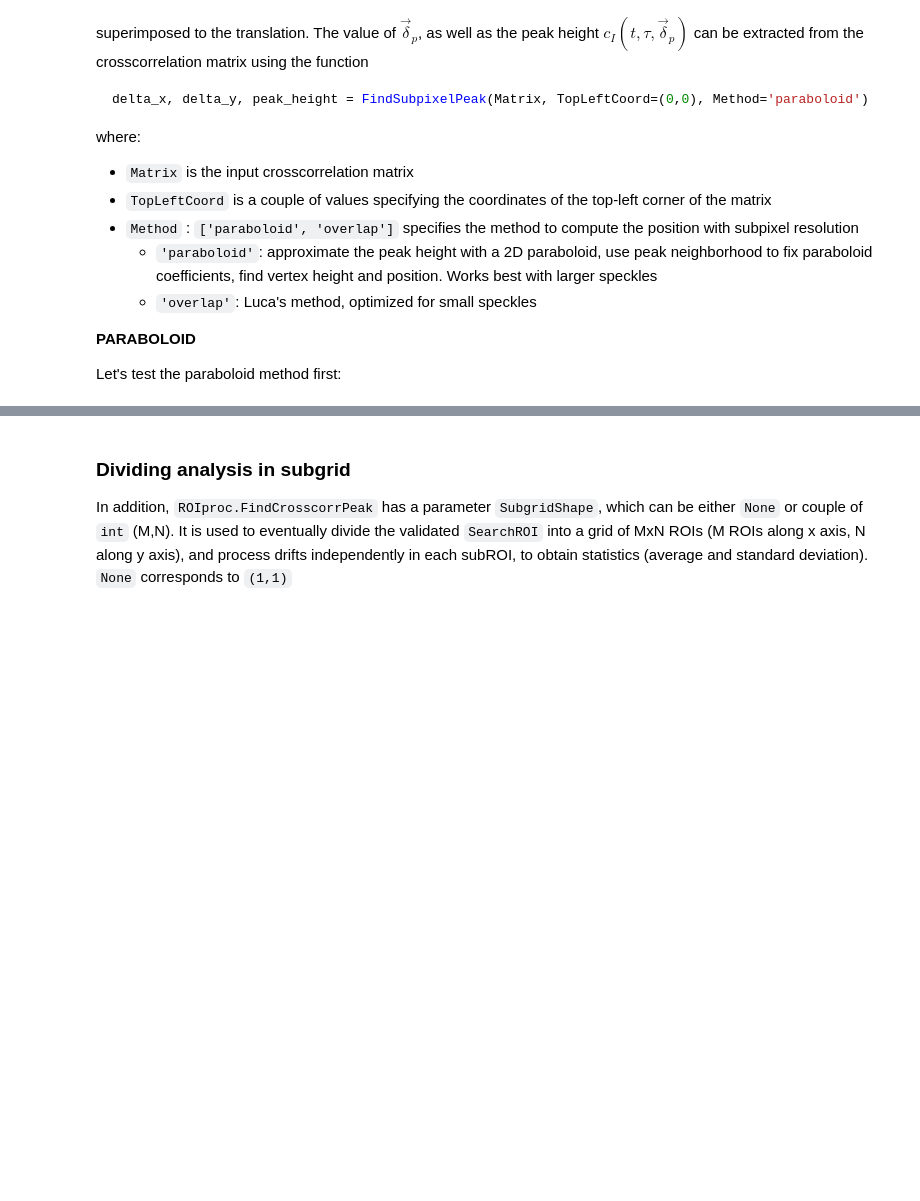
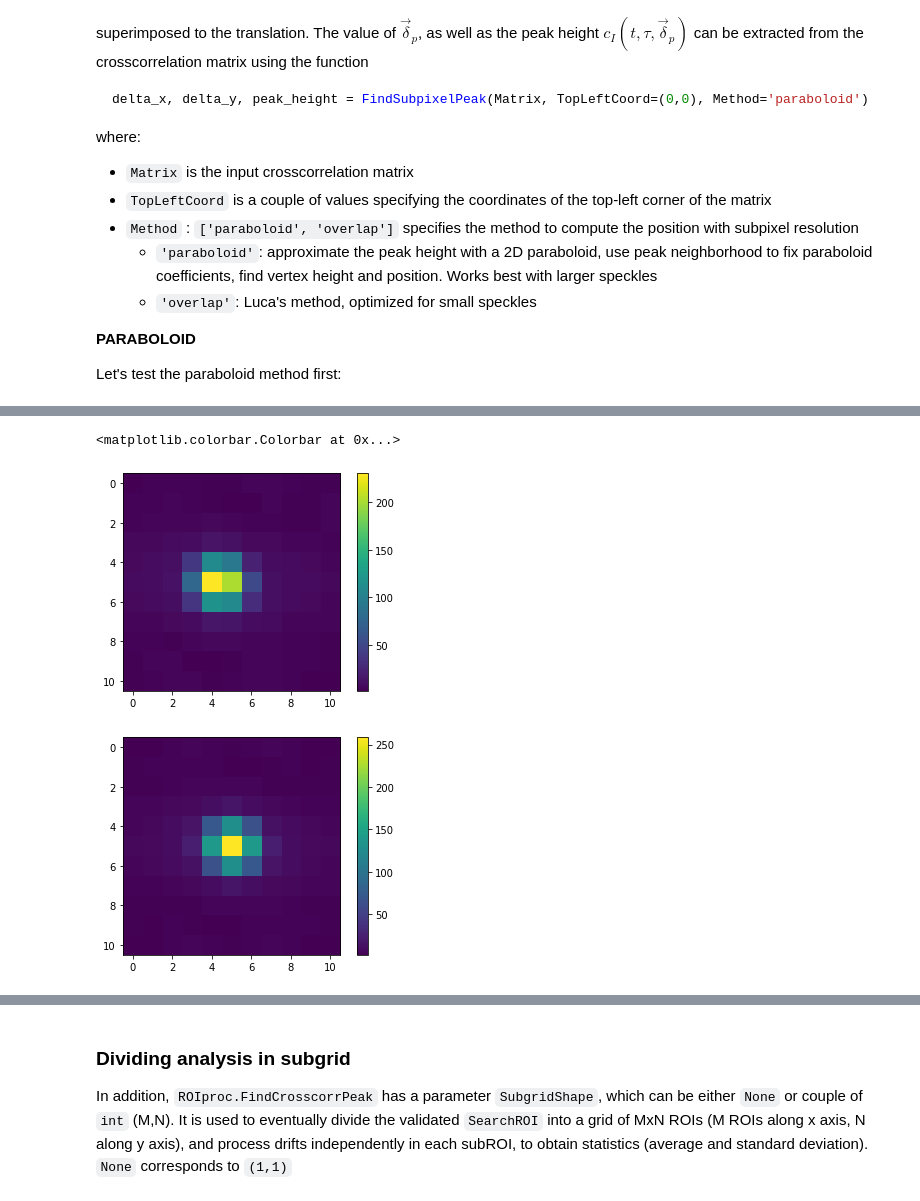
Before and after one commit to steaime/DSHpy, a Jupyter notebook: tutorial6_DriftCorrection.ipynb, the cells around one changed output, grey strips where cells are left out. Drawn from its saved outputs; the diff is of its cells as text; code cells hidden in the pictures; blank space fills up the shorter version.

```diff
--- a/tutorial6_DriftCorrection.ipynb
+++ b/tutorial6_DriftCorrection.ipynb
@@ -161,0 +142,12 @@ plt.colorbar()
+# %%
+CovarIJ = RP.CalcCrosscorrMatrix(im1, im2, SearchRange=search_range, SearchROI=None, ValidateInput=True, CovarianceNorm='none')
+CovarII = RP.CalcCrosscorrMatrix(im1, im1, SearchRange=search_range, SearchROI=None, ValidateInput=True, CovarianceNorm='none')
+plt.imshow(CovarIJ, vmin=np.min(CovarIJ), vmax=np.max(CovarIJ))
+plt.colorbar()
+plt.figure()
+plt.imshow(CovarII, vmin=np.min(CovarII), vmax=np.max(CovarII))
+plt.colorbar()
+# %% [output]
+<matplotlib.colorbar.Colorbar at 0x...>
+[figure, added]
+[figure, added]
```
Also changed, not shown: parts of 45 cells of this notebook, 4 other files.
